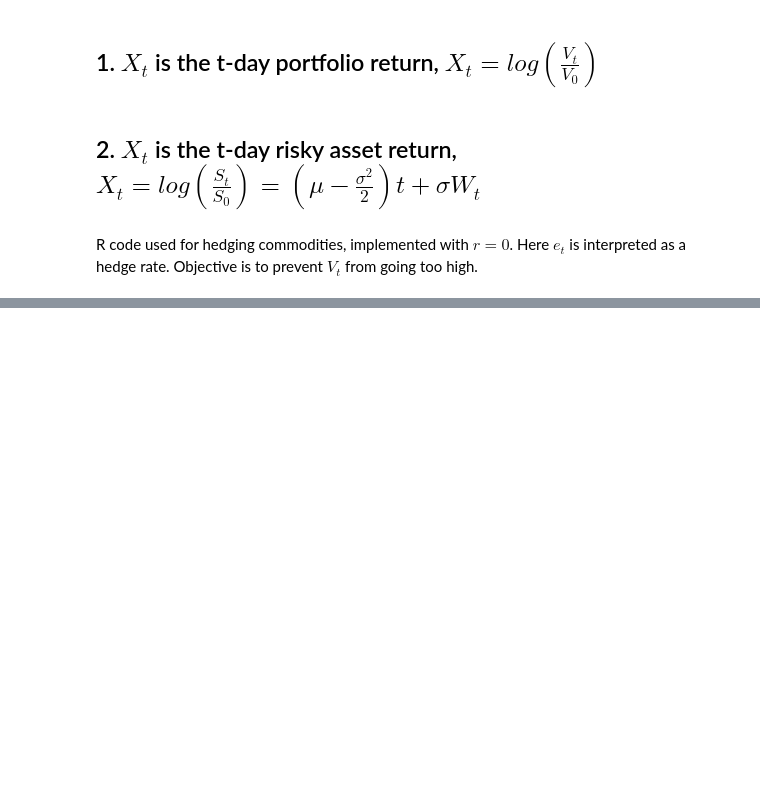
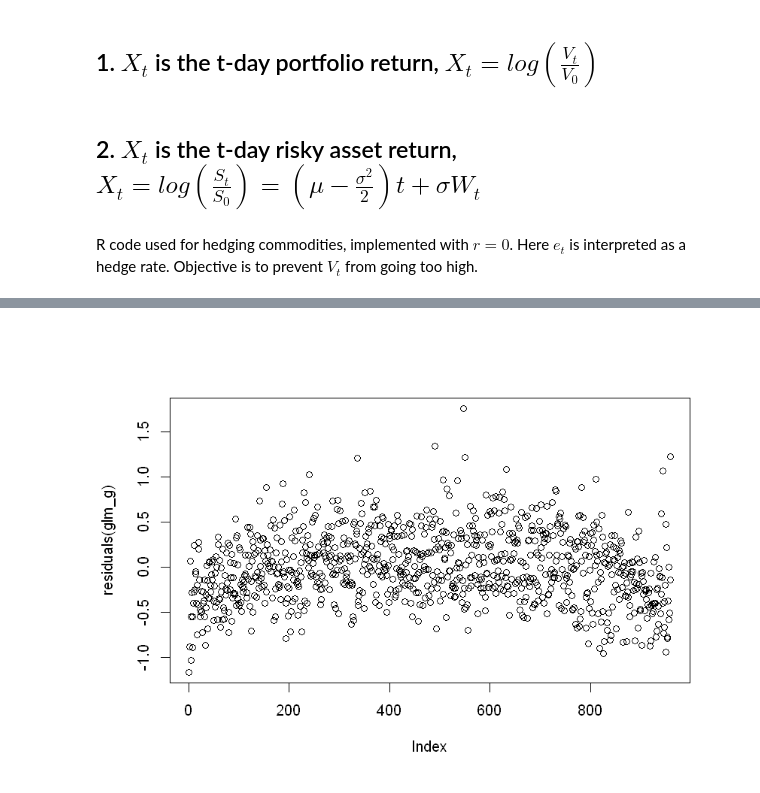
Before and after one commit to sleire/laar, a Jupyter notebook: Logistic Asset Allocation.ipynb, the cells around one changed output, grey strips where cells are left out. Saved outputs shown, nothing was run; the diff lists cells and outputs as text; code cells hidden in the pictures; blank space fills up the shorter version.

```diff
--- a/Logistic Asset Allocation.ipynb
+++ b/Logistic Asset Allocation.ipynb
@@ -125,0 +185,2 @@ param <- expand.grid(theta, mu, sigma)
+# %%
+glm_g <- glm(simres$MaxPStrat ~ simres$theta + simres$mu + simres$sigma, family = gaussian())
@@ -125,0 +207,4 @@ param <- expand.grid(theta, mu, sigma)
+# %%
+plot(residuals(glm_g))
+# %% [output]
+[figure, added]
```
Also changed, not shown: parts of 8 cells of this notebook, 1 other file.
